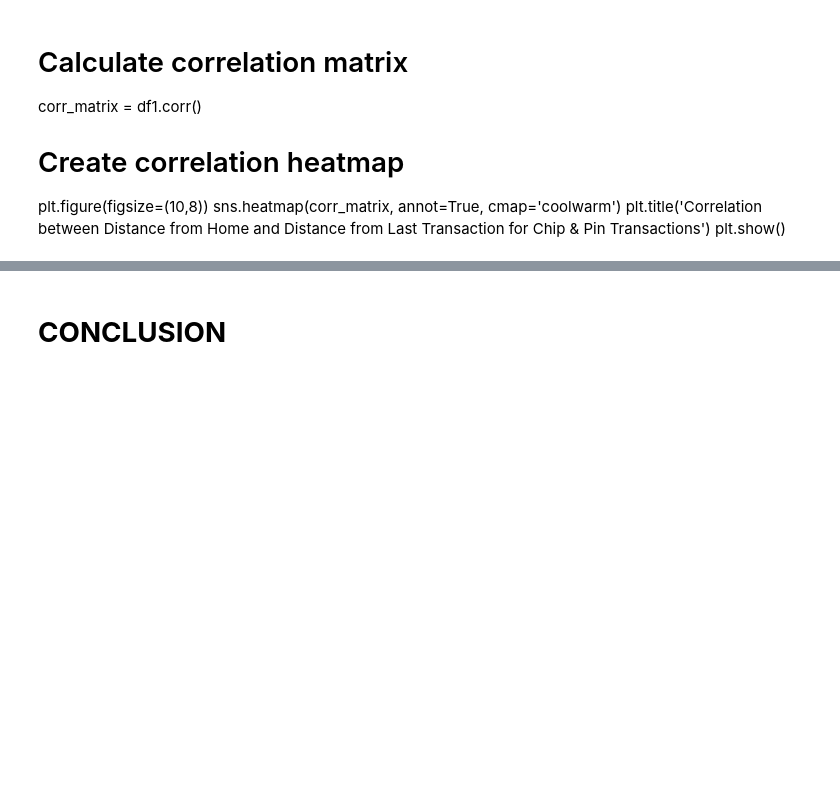
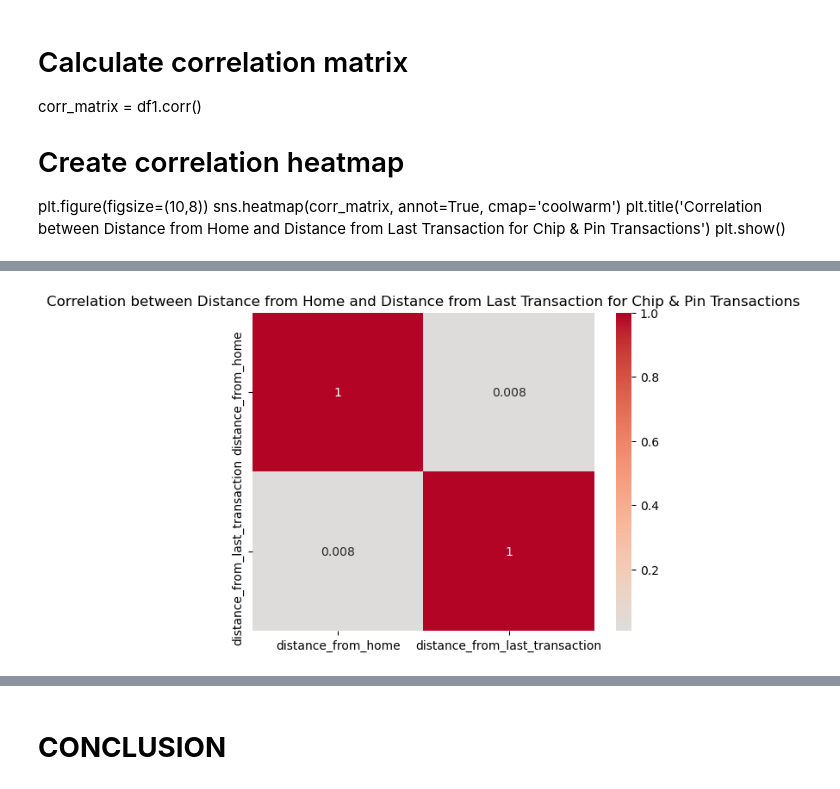
Before and after one commit to KarimKhalil33/CreditCard-Fraud-Data-Analysis, a Jupyter notebook: analysis/analysis3.ipynb, the cells around one changed output, grey strips where cells are left out. Drawn from its saved outputs; the diff is of its cells as text; code cells hidden in the pictures; blank space fills up the shorter version.

```diff
--- a/analysis/analysis3.ipynb
+++ b/analysis/analysis3.ipynb
@@ -144,0 +165,6 @@ plt.show()
+# %%
+sns.heatmap(df.loc[df['used_chip'] == 1].loc[df['used_pin_number'] == 1][['distance_from_home', 'distance_from_last_transaction']].corr(), annot=True, cmap='coolwarm', center=0)
+plt.title('Correlation between Distance from Home and Distance from Last Transaction for Chip & Pin Transactions')
+plt.show()
+# %% [output]
+[figure, added]
```
Also changed, not shown: parts of 12 cells of this notebook, 1 other file.
